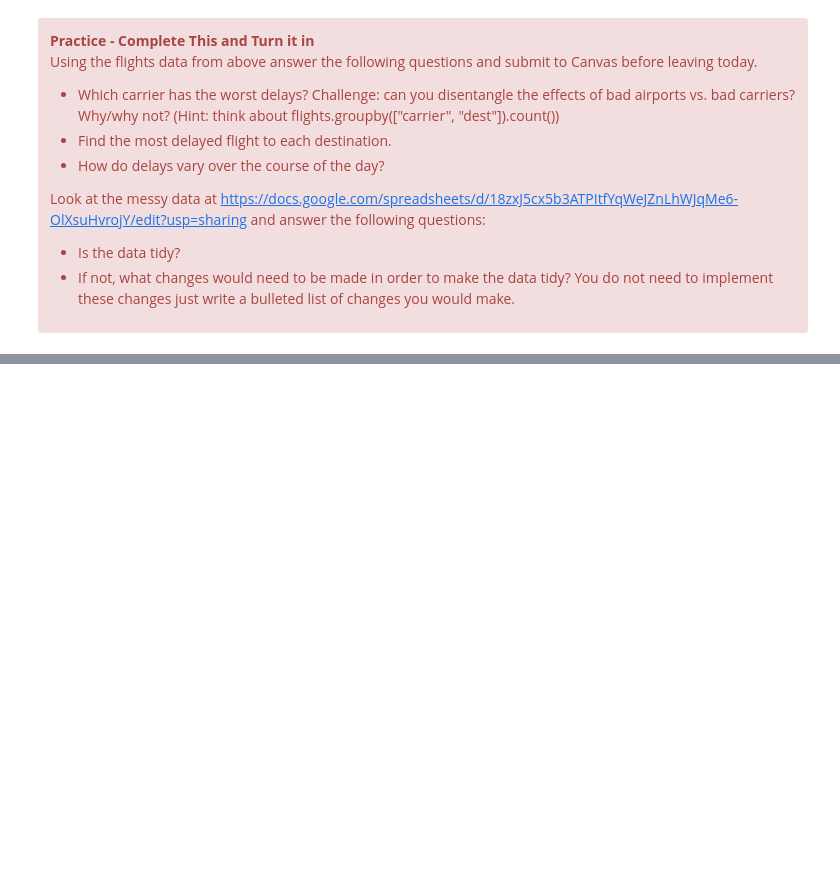
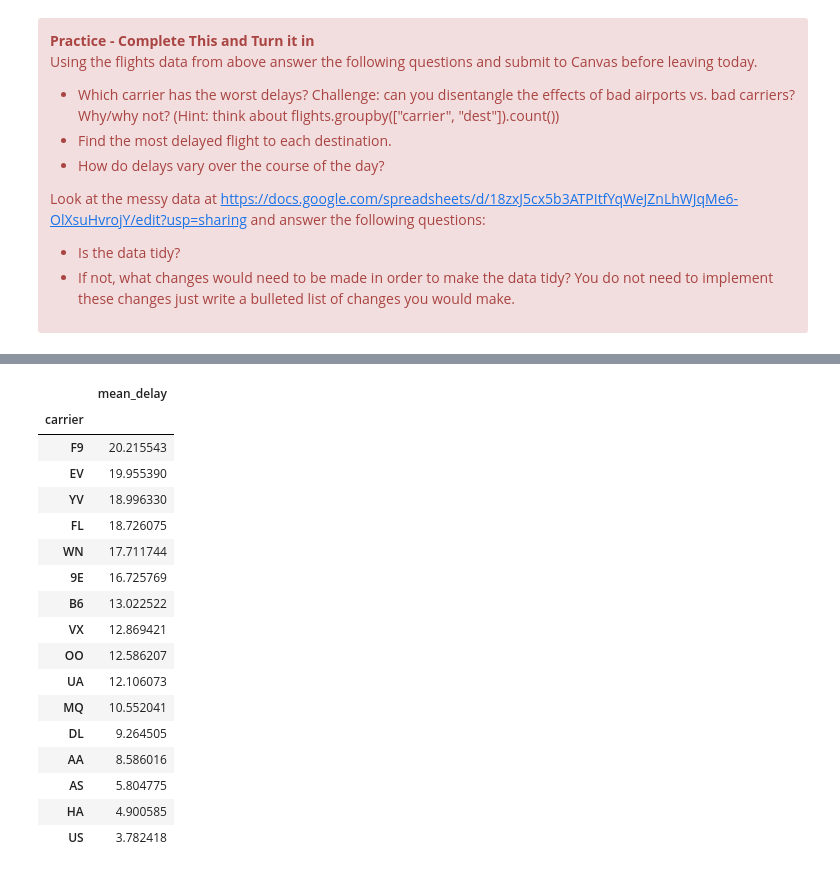
Before and after one commit to jivanb7/edaprojects, a Jupyter notebook: notes/notebook_3_tidy_data_and_other_manipulations.ipynb, the cells around one changed output, grey strips where cells are left out. Cells and saved outputs as stored; diff of their text form; code cells hidden in the pictures; blank space fills up the shorter version.

```diff
--- a/notes/notebook_3_tidy_data_and_other_manipulations.ipynb
+++ b/notes/notebook_3_tidy_data_and_other_manipulations.ipynb
@@ -228,0 +469,24 @@ Look at the messy data at <href> https://docs.google.com/spreadsheets/d/18zxJ5cx
+# %%
+# WHICH CARRIER HAS THE WORST DELAYS : F9 CARRIER
+
+mean1 = flights.groupby(['carrier']).agg(mean_delay=("dep_delay", "mean"))
+mean1.sort_values('mean_delay', ascending=False)
+# %% [output]
+|  | mean_delay |
+| carrier |  |
+| F9 | 20.215543 |
+| EV | 19.955390 |
+| YV | 18.996330 |
+| FL | 18.726075 |
+| WN | 17.711744 |
+| 9E | 16.725769 |
+| B6 | 13.022522 |
+| VX | 12.869421 |
+| OO | 12.586207 |
+| UA | 12.106073 |
+| MQ | 10.552041 |
+| DL | 9.264505 |
+| AA | 8.586016 |
+| AS | 5.804775 |
+| HA | 4.900585 |
+| US | 3.782418 |
```
Also changed, not shown: parts of 28 cells of this notebook, 3 other files.
